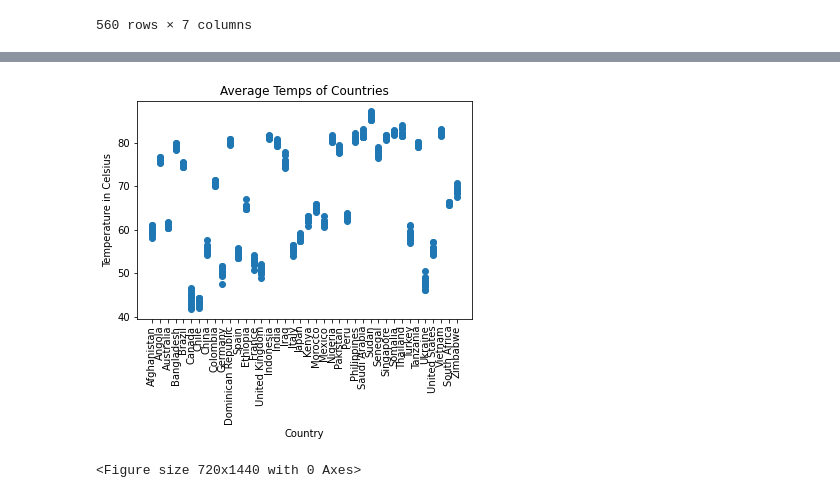
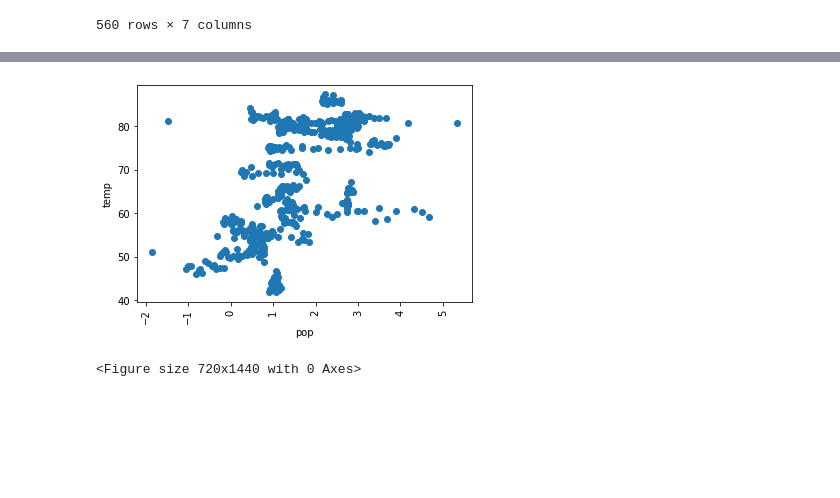
Before and after one commit to moriahtaylor1/climate-change-analysis, a Jupyter notebook: populationvstemp.ipynb, the cells around one changed output, grey strips where cells are left out. Cells and saved outputs as stored; diff of their text form; code cells hidden in the pictures; blank space fills up the shorter version.

```diff
--- a/populationvstemp.ipynb
+++ b/populationvstemp.ipynb
@@ -69,19 +102,19 @@ plt.show()
 # %%
-x = popvstemp_df['country']
+x = popvstemp_df['pop_growth']
 y = popvstemp_df['avg_temp_f']
 
 # Create a scatter plot based on new dataframe above with circle markers and listed colors
 plt.scatter(x, y)
 
 # Add labels and title to plot
 plt.xticks(rotation=90)
-plt.xlabel("Country")
-plt.ylabel("Temperature in Celsius")
-plt.title('Average Temps of Countries')
+plt.xlabel("pop")
+plt.ylabel("temp")
+plt.title('')
 plt.figure(figsize=(10,20))
 # Display plot
 plt.tight_layout()
 plt.show()
 # %% [output]
-[figure, old version]
+[figure, new version]
 <Figure size 720x1440 with 0 Axes>
```
Also changed, not shown: parts of 7 cells of this notebook.
